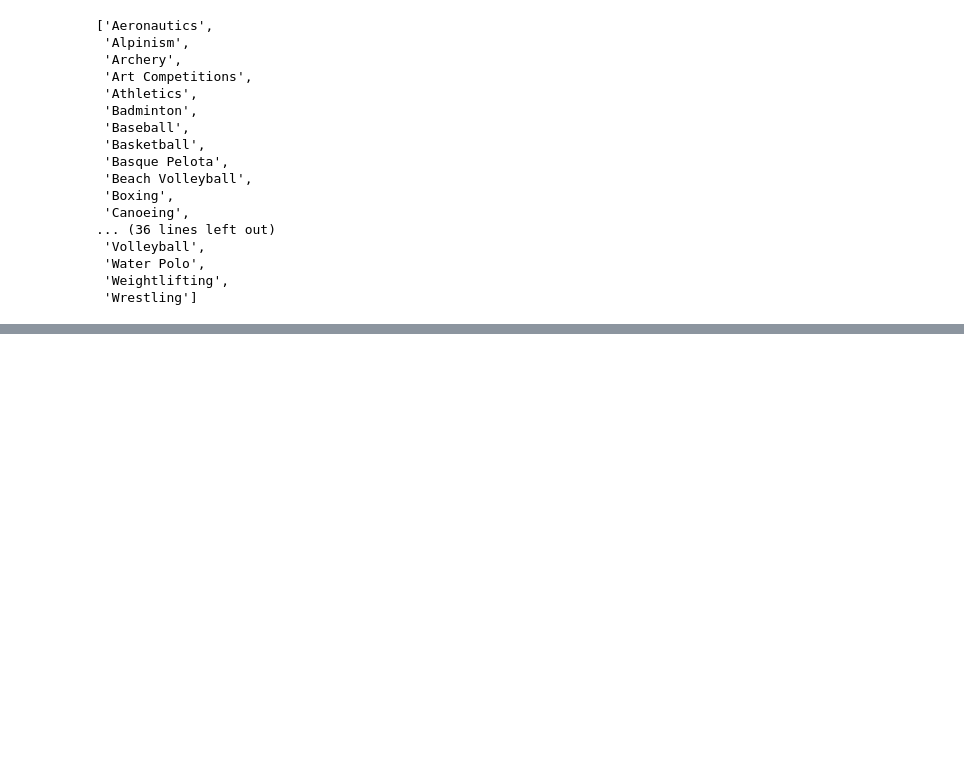
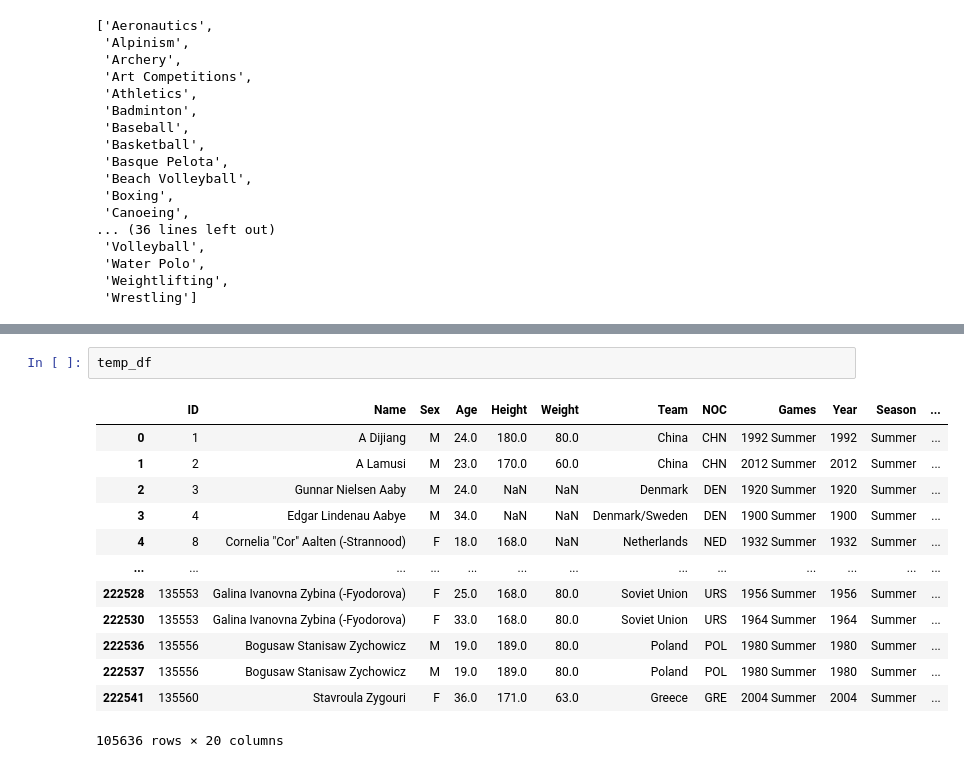
Before and after one commit to furyfist/Olympics-Data-Analyser, a Jupyter notebook: olympic_analysis.ipynb, the cells around one changed output, grey strips where cells are left out. Saved outputs shown, nothing was run; the diff lists cells and outputs as text; blank space fills up the shorter version.

```diff
--- a/olympic_analysis.ipynb
+++ b/olympic_analysis.ipynb
@@ -539,0 +580,16 @@ sport_list
+# %%
+temp_df
+# %% [output]
+|  | ID | Name | Sex | Age | Height | Weight | Team | NOC | Games | Year | Season | ... |
+| 0 | 1 | A Dijiang | M | 24.0 | 180.0 | 80.0 | China | CHN | 1992 Summer | 1992 | Summer | ... |
+| 1 | 2 | A Lamusi | M | 23.0 | 170.0 | 60.0 | China | CHN | 2012 Summer | 2012 | Summer | ... |
+| 2 | 3 | Gunnar Nielsen Aaby | M | 24.0 | NaN | NaN | Denmark | DEN | 1920 Summer | 1920 | Summer | ... |
+| 3 | 4 | Edgar Lindenau Aabye | M | 34.0 | NaN | NaN | Denmark/Sweden | DEN | 1900 Summer | 1900 | Summer | ... |
+| 4 | 8 | Cornelia "Cor" Aalten (-Strannood) | F | 18.0 | 168.0 | NaN | Netherlands | NED | 1932 Summer | 1932 | Summer | ... |
+| ... | ... | ... | ... | ... | ... | ... | ... | ... | ... | ... | ... | ... |
+| 222528 | 135553 | Galina Ivanovna Zybina (-Fyodorova) | F | 25.0 | 168.0 | 80.0 | Soviet Union | URS | 1956 Summer | 1956 | Summer | ... |
+| 222530 | 135553 | Galina Ivanovna Zybina (-Fyodorova) | F | 33.0 | 168.0 | 80.0 | Soviet Union | URS | 1964 Summer | 1964 | Summer | ... |
+| 222536 | 135556 | Bogusaw Stanisaw Zychowicz | M | 19.0 | 189.0 | 80.0 | Poland | POL | 1980 Summer | 1980 | Summer | ... |
+| 222537 | 135556 | Bogusaw Stanisaw Zychowicz | M | 19.0 | 189.0 | 80.0 | Poland | POL | 1980 Summer | 1980 | Summer | ... |
+| 222541 | 135560 | Stavroula Zygouri | F | 36.0 | 171.0 | 63.0 | Greece | GRE | 2004 Summer | 2004 | Summer | ... |
+105636 rows × 20 columns
```
Also changed, not shown: parts of 4 cells of this notebook, 2 other files.
